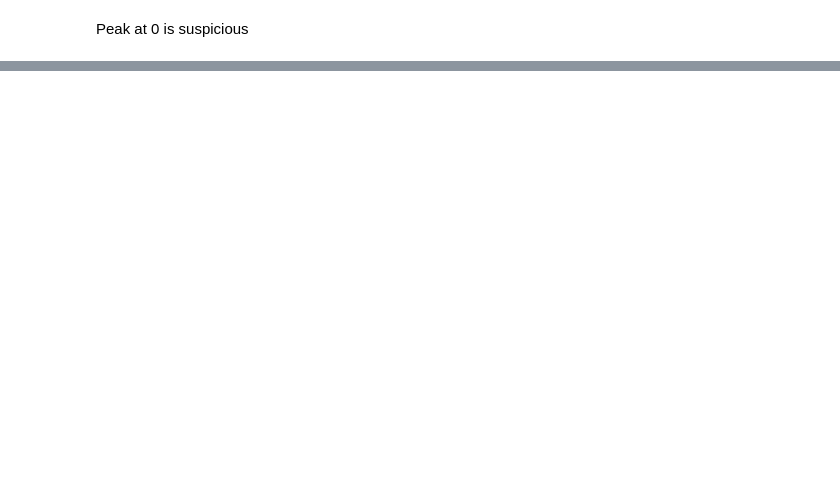
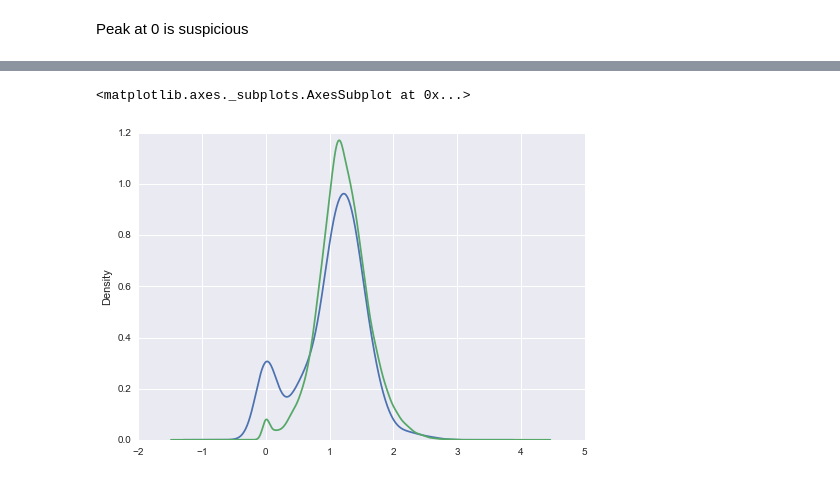
Before and after one commit to liamcoatman/thesis, a Jupyter notebook: Scratch.ipynb, the cells around one changed output, grey strips where cells are left out. Saved outputs shown, nothing was run; the diff lists cells and outputs as text; code cells hidden in the pictures; blank space fills up the shorter version.

```diff
--- a/Scratch.ipynb
+++ b/Scratch.ipynb
@@ -134,0 +118,36 @@ print df.REDCHI.sort_values(ascending=False).head
+# %%
+df = pd.read_csv('/home/lc585/Dropbox/IoA/nirspec/tables/masterlist_liam.csv', index_col=0)
+df = df[df.OIII_FLAG_2 > 0]
+df = df[df.OIII_BAD_FIT_FLAG == 0]
+df = df[df.FE_FLAG == 0]
+
+df['LOGLBOL'] = np.log10(9.26) + df.LogL5100
+df.rename(columns={'OIII_5007_EQW_3': 'EW_OIII_5007'}, inplace=True)
+df.reset_index(inplace=True)
+df = df[['LOGLBOL', 'EW_OIII_5007']]
+
+df['LOG_EW_OIII_5007'] = np.log10(df['EW_OIII_5007'])
+df.loc[df.LOG_EW_OIII_5007 < 0.0, 'LOG_EW_OIII_5007'] = 0.0
+
+df.sort_values('LOGLBOL', inplace=True)
+
+# need to fix upper limits
+
+t = Table.read('/data/lc585/SDSS/dr7_bh_Nov19_2013.fits')
+t = t[t['LOGLBOL'] > 0.0]
+t = t[t['EW_OIII_5007'] > 0.0]
+t = t[['LOGLBOL', 'EW_OIII_5007']]
+df_sdss = t.to_pandas()
+
+df_sdss['LOG_EW_OIII_5007'] = np.log10(df_sdss['EW_OIII_5007'])
+df_sdss.loc[df_sdss.LOG_EW_OIII_5007 < 0.0, 'LOG_EW_OIII_5007'] = 0.0
+
+df_sdss.sort_values('LOGLBOL', inplace=True)
+
+fig, ax = plt.subplots()
+
+df.LOG_EW_OIII_5007.plot(kind='kde', ax=ax)
+df_sdss.LOG_EW_OIII_5007.plot(kind='kde', ax=ax)
+# %% [output]
+<matplotlib.axes._subplots.AxesSubplot at 0x...>
+[figure, added]
```
Also changed, not shown: parts of 17 cells of this notebook, 8 other files.
